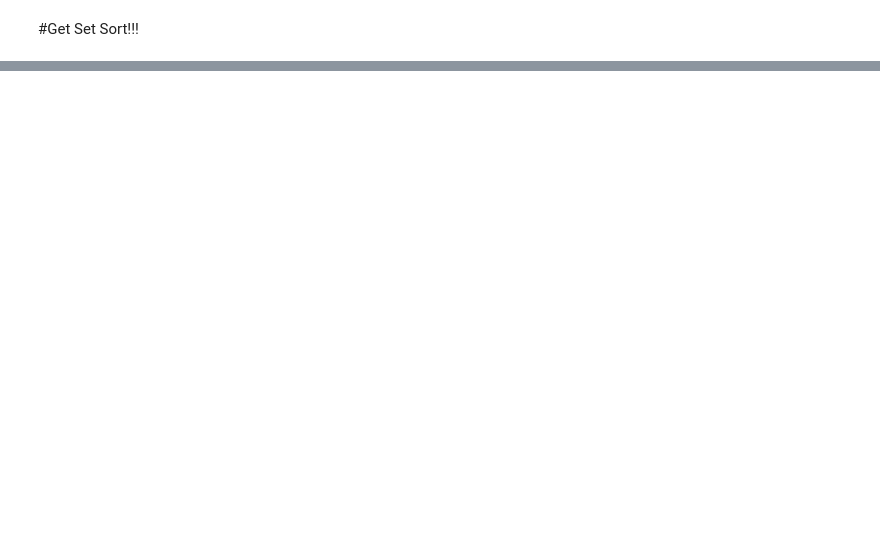
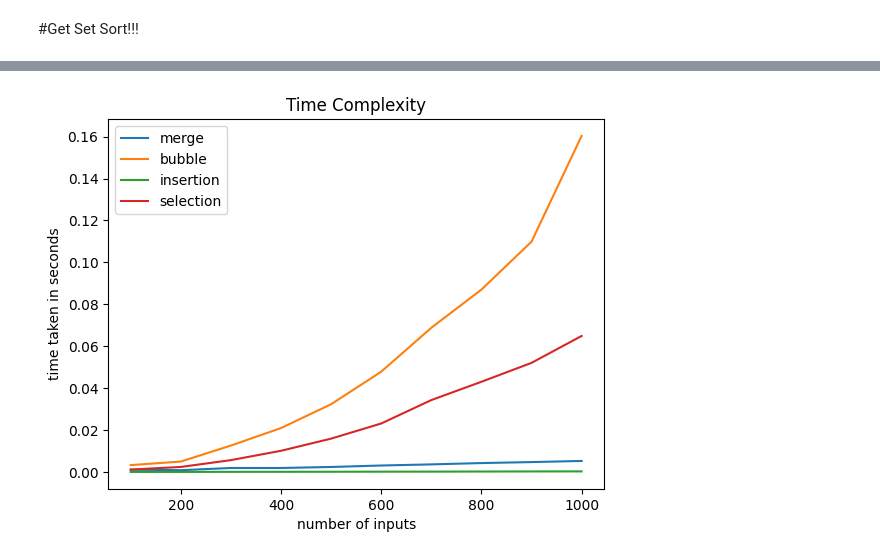
Before and after one commit to Shiladitya56/Algorithm-Analysis, a Jupyter notebook: SEM2/sorting.ipynb, the cells around one changed output, grey strips where cells are left out. Cells and saved outputs as stored; diff of their text form; code cells hidden in the pictures; blank space fills up the shorter version.

```diff
--- a/SEM2/sorting.ipynb
+++ b/SEM2/sorting.ipynb
@@ -161,0 +198,4 @@ pt.title('Time Complexity');
+# %%
+tim.plot()
+# %% [output]
+[figure, added]
```
Also changed, not shown: parts of 5 cells of this notebook.
